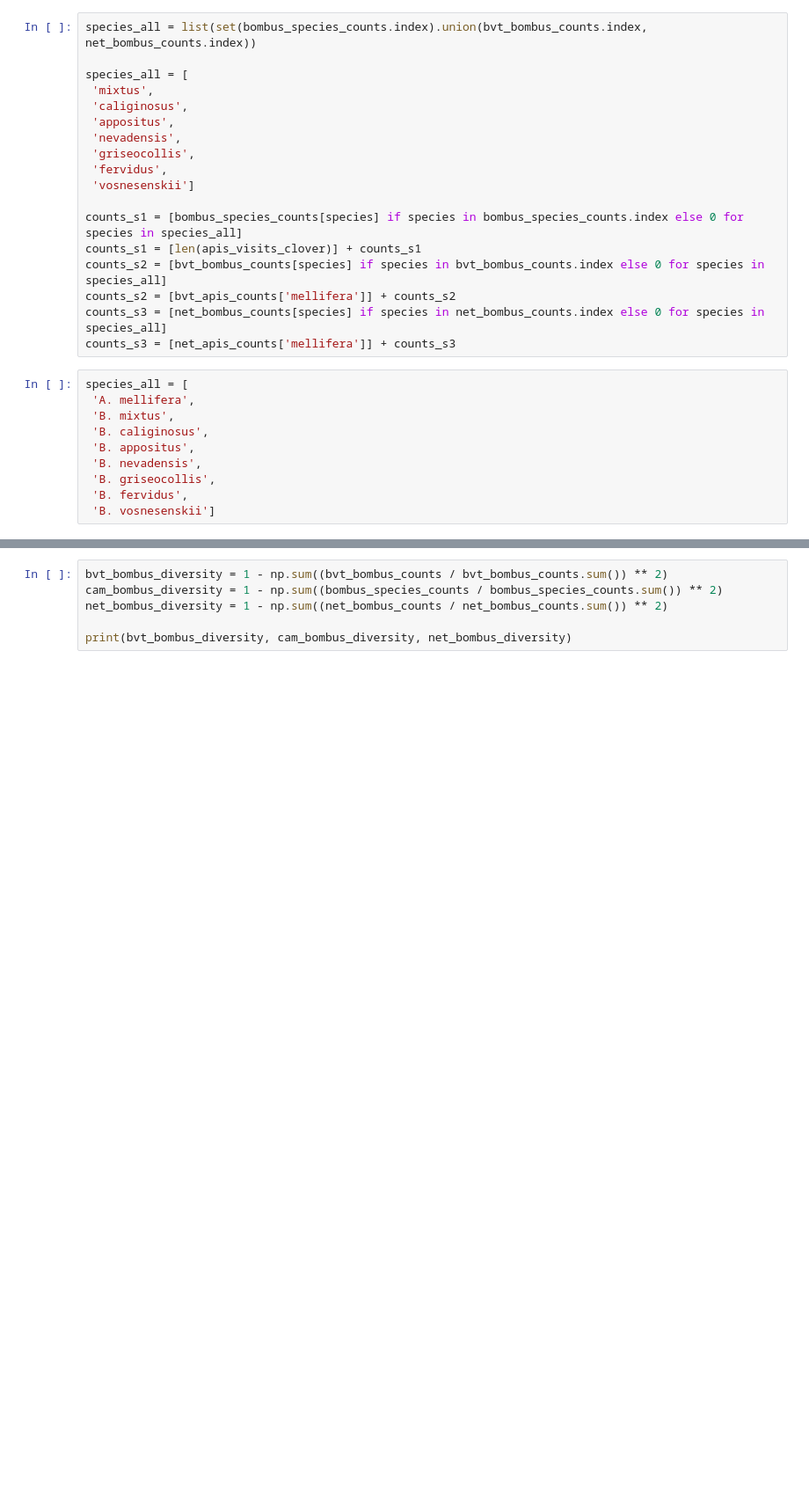
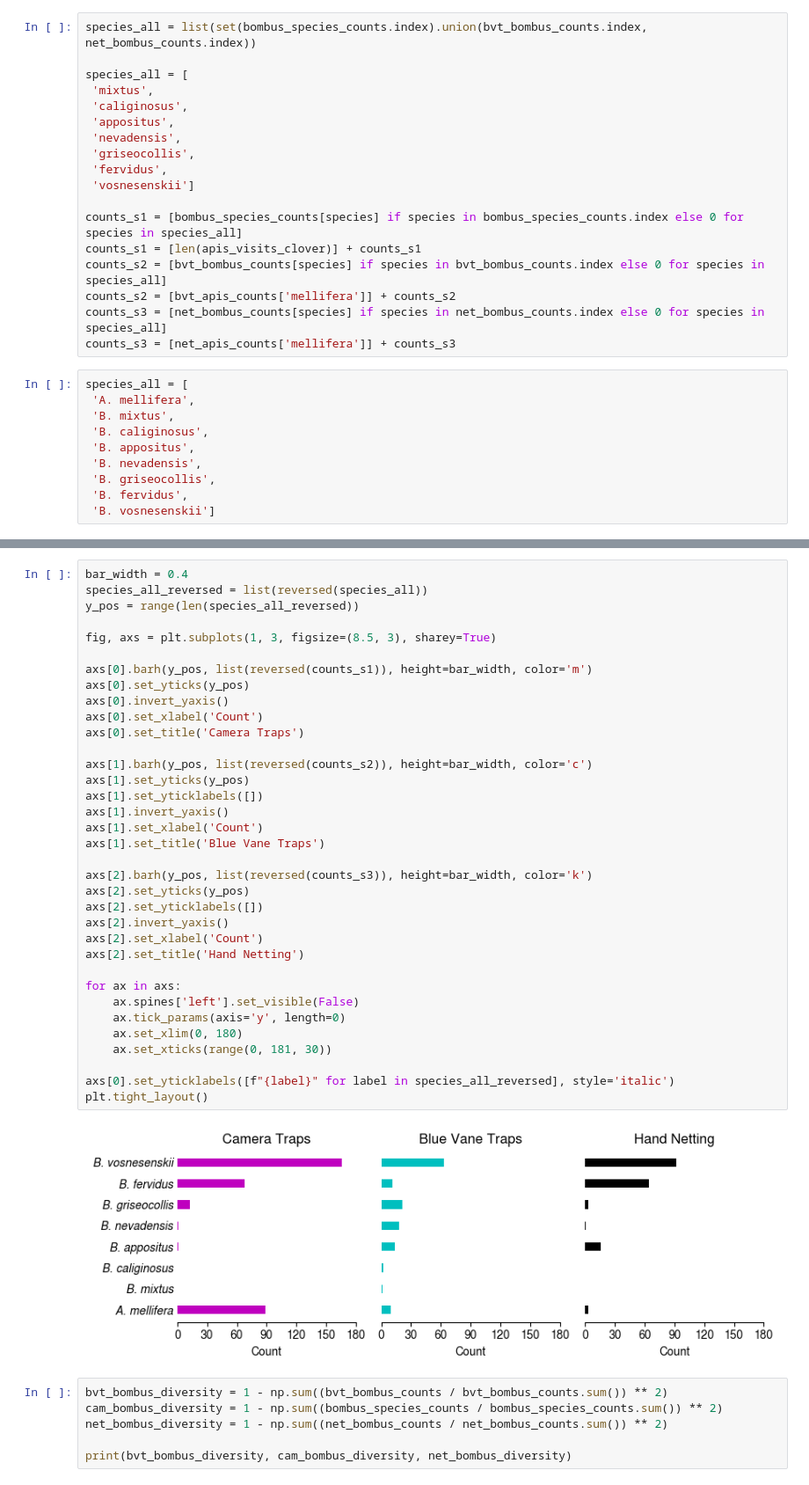
Before and after one commit to mparkergetz/bee_cam_data_processing, a Jupyter notebook: process_linc_ids.ipynb, the cells around one changed output, grey strips where cells are left out. Shown: that part at 88% size. Saved outputs shown, nothing was run; the diff lists cells and outputs as text; blank space fills up the shorter version.

```diff
--- a/process_linc_ids.ipynb
+++ b/process_linc_ids.ipynb
@@ -314,3 +324,40 @@ plt.savefig('figs/sample_method_counts_bare.svg', format='svg')
+# %%
+bar_width = 0.4
+species_all_reversed = list(reversed(species_all))
+y_pos = range(len(species_all_reversed))
+
+fig, axs = plt.subplots(1, 3, figsize=(8.5, 3), sharey=True)
+
+axs[0].barh(y_pos, list(reversed(counts_s1)), height=bar_width, color='m')
+axs[0].set_yticks(y_pos)
+axs[0].invert_yaxis()
+axs[0].set_xlabel('Count')
+axs[0].set_title('Camera Traps')
+
+axs[1].barh(y_pos, list(reversed(counts_s2)), height=bar_width, color='c')
+axs[1].set_yticks(y_pos)
+axs[1].set_yticklabels([])
+axs[1].invert_yaxis()
+axs[1].set_xlabel('Count')
+axs[1].set_title('Blue Vane Traps')
+
+axs[2].barh(y_pos, list(reversed(counts_s3)), height=bar_width, color='k')
+axs[2].set_yticks(y_pos)
+axs[2].set_yticklabels([])
+axs[2].invert_yaxis()
+axs[2].set_xlabel('Count')
+axs[2].set_title('Hand Netting')
+
+for ax in axs:
+    ax.spines['left'].set_visible(False)
+    ax.tick_params(axis='y', length=0)
+    ax.set_xlim(0, 180)
+    ax.set_xticks(range(0, 181, 30))
+
+axs[0].set_yticklabels([f"{label}" for label in species_all_reversed], style='italic')
+plt.tight_layout()
+# %% [output]
+[figure, added]
 # %%
 bvt_bombus_diversity = 1 - np.sum((bvt_bombus_counts / bvt_bombus_counts.sum()) ** 2)
 cam_bombus_diversity = 1 - np.sum((bombus_species_counts / bombus_species_counts.sum()) ** 2)
```
Also changed, not shown: parts of 3 cells of this notebook, 3 other files.
